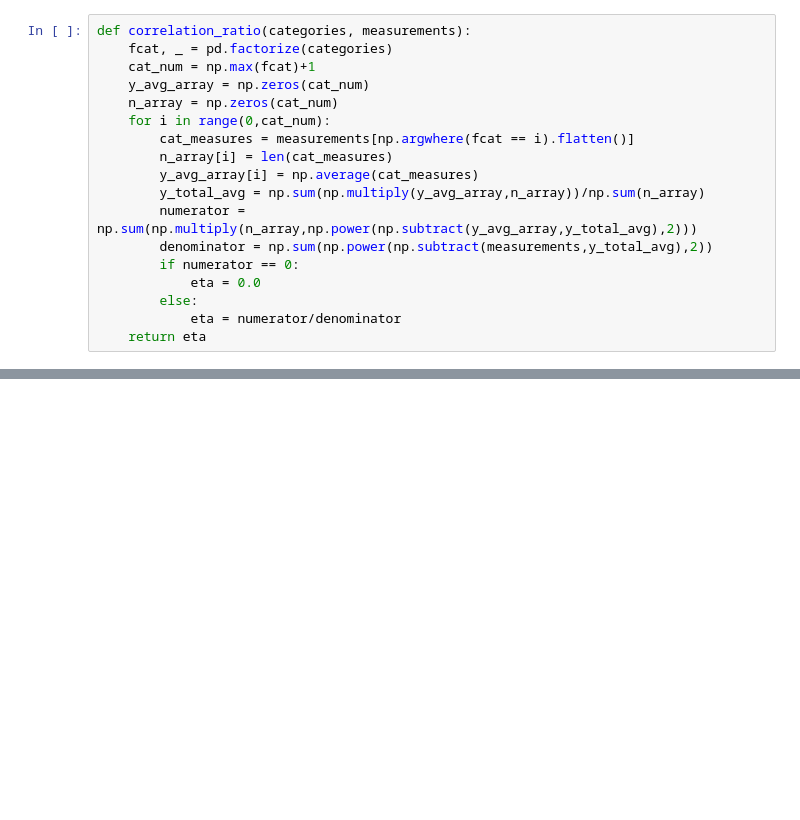
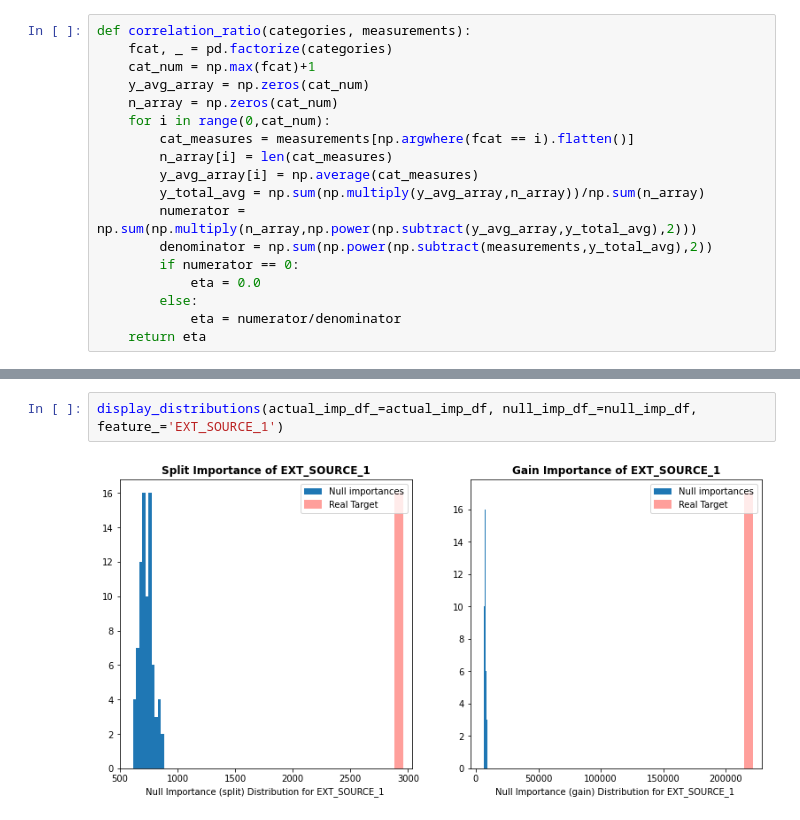
Before and after one commit to shota1201/diveintocode-ml, a Jupyter notebook: DIVE_INTO_CODE/python/week3/week3-1.ipynb, the cells around one changed output, grey strips where cells are left out. Drawn from its saved outputs; the diff is of its cells as text; blank space fills up the shorter version.

```diff
--- a/DIVE_INTO_CODE/python/week3/week3-1.ipynb
+++ b/DIVE_INTO_CODE/python/week3/week3-1.ipynb
@@ -597,0 +786,4 @@ def correlation_ratio(categories, measurements):
+# %%
+display_distributions(actual_imp_df_=actual_imp_df, null_imp_df_=null_imp_df, feature_='EXT_SOURCE_1')
+# %% [output]
+[figure, added]
```
Also changed, not shown: parts of 22 cells of this notebook.
